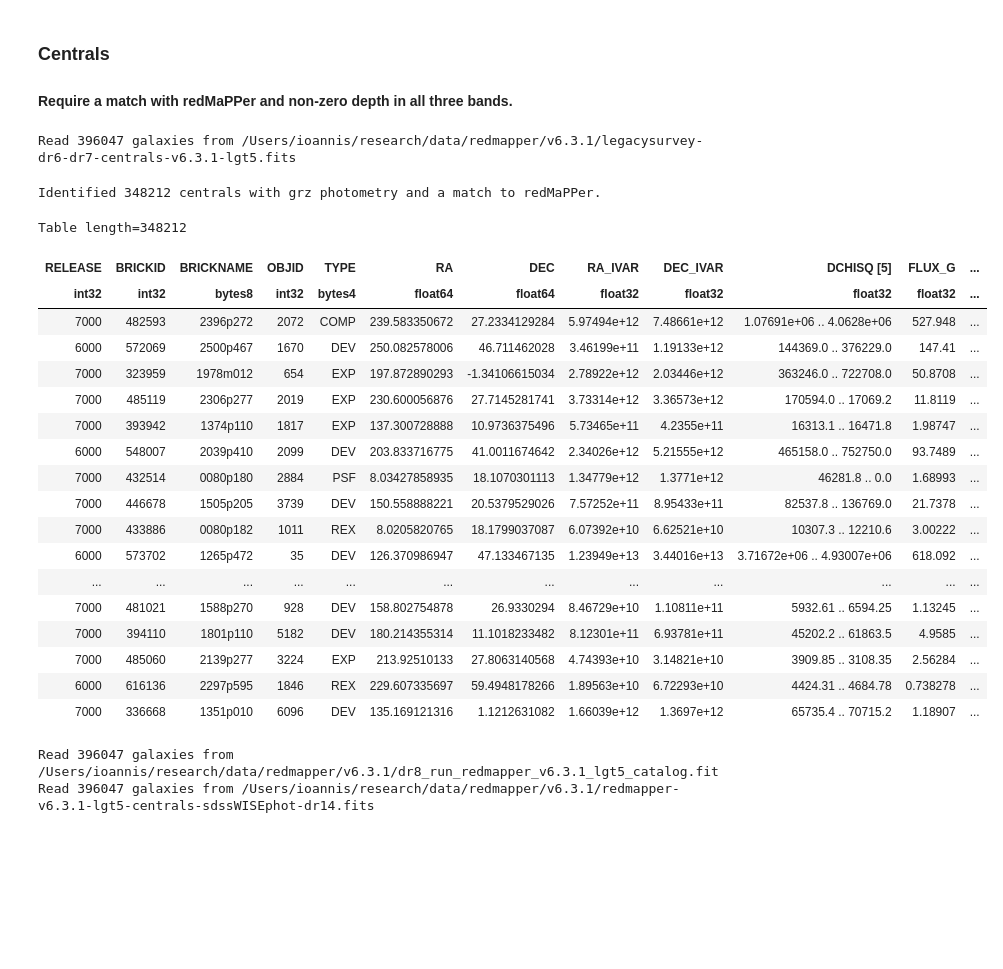
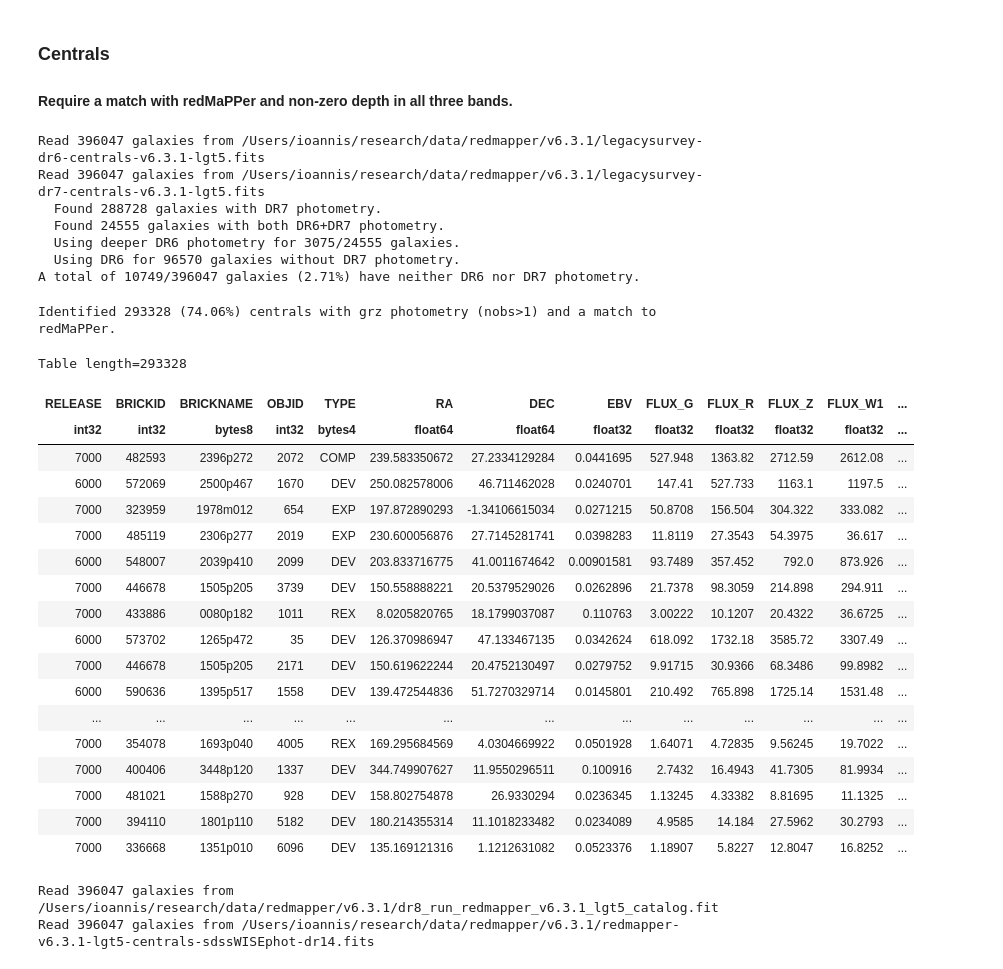
Before and after one commit to moustakas/legacyhalos, a Jupyter notebook: doc/legacyhalos-sample-selection.ipynb, the cells around one changed output. Drawn from its saved outputs; the diff is of its cells as text; code cells hidden in the pictures; blank space fills up the shorter version.

```diff
--- a/doc/legacyhalos-sample-selection.ipynb
+++ b/doc/legacyhalos-sample-selection.ipynb
@@ -59,20 +63,3 @@ satfile = os.path.join( legacyhalos.io.sample_dir(), 'legacyhalos-satellites-{}.
 jackfile = os.path.join( legacyhalos.io.sample_dir(), 'legacyhalos-jackknife-{}.fits'.format(lsdr) )
 # %% [markdown]
 ### Read the matched Legacy Survey and redMaPPer catalogs.
-# %%
-def read_legacysurvey(lsdr='dr6-dr7', rmversion='v6.3.1', index=None, satellites=False):
-    """Read the matched Legacy Survey catalog.
-
-    Note that non-matching entries are populated with zeros / False.
-
-    """
-    if satellites:
-        galtype = 'members'
-    else:
-        galtype = 'centrals'
-    lsfile = os.path.join( os.getenv('REDMAPPER_DIR'), rmversion,
-                           'legacysurvey-{}-{}-{}-lgt5.fits'.format(lsdr, galtype, rmversion) )
-    ls = Table(fitsio.read(lsfile, ext=1, upper=True, rows=index))
-    print('Read {} galaxies from {}'.format(len(ls), lsfile))
-
-    return ls
@@ -116,38 +181,48 @@ def read_redmapper(rmversion='v6.3.1', index=None, satellites=False):
 ### Centrals
 #### Require a match with redMaPPer and non-zero depth in all three bands.
 # %%
-lscenall = read_legacysurvey(lsdr=lsdr, rmversion=rmversion)
+lscenall = read_legacysurvey(rmversion=rmversion)
 # %% [output]
-Read 396047 galaxies from /Users/ioannis/research/data/redmapper/v6.3.1/legacysurvey-dr6-dr7-centrals-v6.3.1-lgt5.fits
+Read 396047 galaxies from /Users/ioannis/research/data/redmapper/v6.3.1/legacysurvey-dr6-centrals-v6.3.1-lgt5.fits
+Read 396047 galaxies from /Users/ioannis/research/data/redmapper/v6.3.1/legacysurvey-dr7-centrals-v6.3.1-lgt5.fits
+  Found 288728 galaxies with DR7 photometry.
+  Found 24555 galaxies with both DR6+DR7 photometry.
+  Using deeper DR6 photometry for 3075/24555 galaxies.
+  Using DR6 for 96570 galaxies without DR7 photometry.
+A total of 10749/396047 galaxies (2.71%) have neither DR6 nor DR7 photometry.
 # %%
 cenmatched = np.where(
     (lscenall['GALDEPTH_G'] > 0) *
     (lscenall['GALDEPTH_R'] > 0) *
-    (lscenall['GALDEPTH_Z'] > 0) )[0]
-print('Identified {} centrals with grz photometry and a match to redMaPPer.'.format(len(cenmatched)))
+    (lscenall['GALDEPTH_Z'] > 0) *
+    (lscenall['NOBS_G'] > 1) *
+    (lscenall['NOBS_R'] > 1) *
+    (lscenall['NOBS_Z'] > 1) )[0]
+print('Identified {} ({:.2f}%) centrals with grz photometry (nobs>1) and a match to redMaPPer.'.format(
+    len(cenmatched), 100*len(cenmatched)/len(lscenall)))
 lscen = lscenall[cenmatched]
 lscen
 # %% [output]
-Identified 348212 centrals with grz photometry and a match to redMaPPer.
+Identified 293328 (74.06%) centrals with grz photometry (nobs>1) and a match to redMaPPer.
-Table length=348212
+Table length=293328
-| RELEASE | BRICKID | BRICKNAME | OBJID | TYPE | RA | DEC | RA_IVAR | DEC_IVAR | DCHISQ [5] | FLUX_G | ... |
-| int32 | int32 | bytes8 | int32 | bytes4 | float64 | float64 | float32 | float32 | float32 | float32 | ... |
-| 7000 | 482593 | 2396p272 | 2072 | COMP | 239.583350672 | 27.2334129284 | 5.97494e+12 | 7.48661e+12 | 1.07691e+06 .. 4.0628e+06 | 527.948 | ... |
-| 6000 | 572069 | 2500p467 | 1670 | DEV | 250.082578006 | 46.711462028 | 3.46199e+11 | 1.19133e+12 | 144369.0 .. 376229.0 | 147.41 | ... |
-| 7000 | 323959 | 1978m012 | 654 | EXP | 197.872890293 | -1.34106615034 | 2.78922e+12 | 2.03446e+12 | 363246.0 .. 722708.0 | 50.8708 | ... |
-| 7000 | 485119 | 2306p277 | 2019 | EXP | 230.600056876 | 27.7145281741 | 3.73314e+12 | 3.36573e+12 | 170594.0 .. 17069.2 | 11.8119 | ... |
-| 7000 | 393942 | 1374p110 | 1817 | EXP | 137.300728888 | 10.9736375496 | 5.73465e+11 | 4.2355e+11 | 16313.1 .. 16471.8 | 1.98747 | ... |
-| 6000 | 548007 | 2039p410 | 2099 | DEV | 203.833716775 | 41.0011674642 | 2.34026e+12 | 5.21555e+12 | 465158.0 .. 752750.0 | 93.7489 | ... |
-| 7000 | 432514 | 0080p180 | 2884 | PSF | 8.03427858935 | 18.1070301113 | 1.34779e+12 | 1.3771e+12 | 46281.8 .. 0.0 | 1.68993 | ... |
-| 7000 | 446678 | 1505p205 | 3739 | DEV | 150.558888221 | 20.5379529026 | 7.57252e+11 | 8.95433e+11 | 82537.8 .. 136769.0 | 21.7378 | ... |
-| 7000 | 433886 | 0080p182 | 1011 | REX | 8.0205820765 | 18.1799037087 | 6.07392e+10 | 6.62521e+10 | 10307.3 .. 12210.6 | 3.00222 | ... |
-| 6000 | 573702 | 1265p472 | 35 | DEV | 126.370986947 | 47.133467135 | 1.23949e+13 | 3.44016e+13 | 3.71672e+06 .. 4.93007e+06 | 618.092 | ... |
-| ... | ... | ... | ... | ... | ... | ... | ... | ... | ... | ... | ... |
-| 7000 | 481021 | 1588p270 | 928 | DEV | 158.802754878 | 26.9330294 | 8.46729e+10 | 1.10811e+11 | 5932.61 .. 6594.25 | 1.13245 | ... |
-| 7000 | 394110 | 1801p110 | 5182 | DEV | 180.214355314 | 11.1018233482 | 8.12301e+11 | 6.93781e+11 | 45202.2 .. 61863.5 | 4.9585 | ... |
-| 7000 | 485060 | 2139p277 | 3224 | EXP | 213.92510133 | 27.8063140568 | 4.74393e+10 | 3.14821e+10 | 3909.85 .. 3108.35 | 2.56284 | ... |
-| 6000 | 616136 | 2297p595 | 1846 | REX | 229.607335697 | 59.4948178266 | 1.89563e+10 | 6.72293e+10 | 4424.31 .. 4684.78 | 0.738278 | ... |
-| 7000 | 336668 | 1351p010 | 6096 | DEV | 135.169121316 | 1.1212631082 | 1.66039e+12 | 1.3697e+12 | 65735.4 .. 70715.2 | 1.18907 | ... |
+| RELEASE | BRICKID | BRICKNAME | OBJID | TYPE | RA | DEC | EBV | FLUX_G | FLUX_R | FLUX_Z | FLUX_W1 | ... |
+| int32 | int32 | bytes8 | int32 | bytes4 | float64 | float64 | float32 | float32 | float32 | float32 | float32 | ... |
+| 7000 | 482593 | 2396p272 | 2072 | COMP | 239.583350672 | 27.2334129284 | 0.0441695 | 527.948 | 1363.82 | 2712.59 | 2612.08 | ... |
+| 6000 | 572069 | 2500p467 | 1670 | DEV | 250.082578006 | 46.711462028 | 0.0240701 | 147.41 | 527.733 | 1163.1 | 1197.5 | ... |
+| 7000 | 323959 | 1978m012 | 654 | EXP | 197.872890293 | -1.34106615034 | 0.0271215 | 50.8708 | 156.504 | 304.322 | 333.082 | ... |
+| 7000 | 485119 | 2306p277 | 2019 | EXP | 230.600056876 | 27.7145281741 | 0.0398283 | 11.8119 | 27.3543 | 54.3975 | 36.617 | ... |
+| 6000 | 548007 | 2039p410 | 2099 | DEV | 203.833716775 | 41.0011674642 | 0.00901581 | 93.7489 | 357.452 | 792.0 | 873.926 | ... |
+| 7000 | 446678 | 1505p205 | 3739 | DEV | 150.558888221 | 20.5379529026 | 0.0262896 | 21.7378 | 98.3059 | 214.898 | 294.911 | ... |
+| 7000 | 433886 | 0080p182 | 1011 | REX | 8.0205820765 | 18.1799037087 | 0.110763 | 3.00222 | 10.1207 | 20.4322 | 36.6725 | ... |
+| 6000 | 573702 | 1265p472 | 35 | DEV | 126.370986947 | 47.133467135 | 0.0342624 | 618.092 | 1732.18 | 3585.72 | 3307.49 | ... |
+| 7000 | 446678 | 1505p205 | 2171 | DEV | 150.619622244 | 20.4752130497 | 0.0279752 | 9.91715 | 30.9366 | 68.3486 | 99.8982 | ... |
+| 6000 | 590636 | 1395p517 | 1558 | DEV | 139.472544836 | 51.7270329714 | 0.0145801 | 210.492 | 765.898 | 1725.14 | 1531.48 | ... |
+| ... | ... | ... | ... | ... | ... | ... | ... | ... | ... | ... | ... | ... |
+| 7000 | 354078 | 1693p040 | 4005 | REX | 169.295684569 | 4.0304669922 | 0.0501928 | 1.64071 | 4.72835 | 9.56245 | 19.7022 | ... |
+| 7000 | 400406 | 3448p120 | 1337 | DEV | 344.749907627 | 11.9550296511 | 0.100916 | 2.7432 | 16.4943 | 41.7305 | 81.9934 | ... |
+| 7000 | 481021 | 1588p270 | 928 | DEV | 158.802754878 | 26.9330294 | 0.0236345 | 1.13245 | 4.33382 | 8.81695 | 11.1325 | ... |
+| 7000 | 394110 | 1801p110 | 5182 | DEV | 180.214355314 | 11.1018233482 | 0.0234089 | 4.9585 | 14.184 | 27.5962 | 30.2793 | ... |
+| 7000 | 336668 | 1351p010 | 6096 | DEV | 135.169121316 | 1.1212631082 | 0.0523376 | 1.18907 | 5.8227 | 12.8047 | 16.8252 | ... |
 # %%
 rmcenall = read_redmapper(rmversion=rmversion)
 assert(len(rmcenall) == len(lscenall))
```
Also changed, not shown: parts of 35 cells of this notebook, 1 other file.
